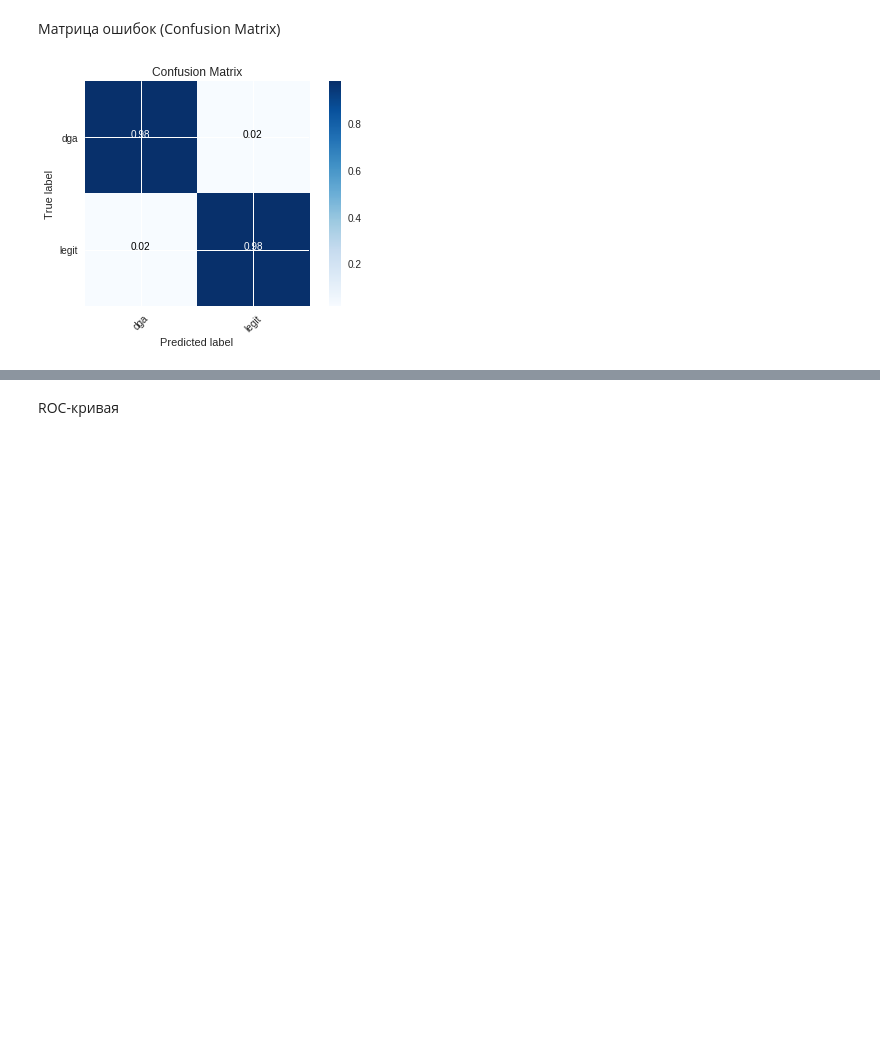
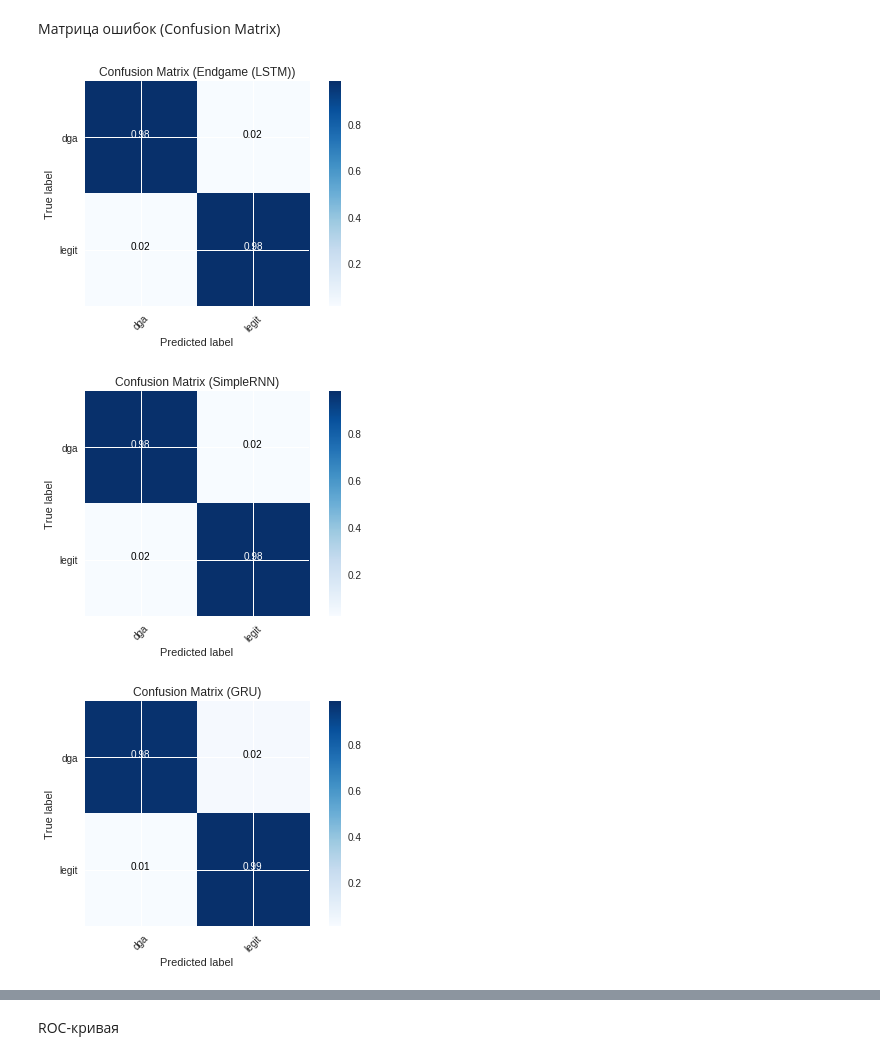
Before and after one commit to exctzo/bmstu_res, a Jupyter notebook: neural.ipynb, the cells around one changed output, grey strips where cells are left out. Saved outputs shown, nothing was run; the diff lists cells and outputs as text; code cells hidden in the pictures; blank space fills up the shorter version.

```diff
--- a/neural.ipynb
+++ b/neural.ipynb
@@ -141,8 +244,16 @@ y_pred = y_score.round()
+# %%
+y_pred = [y_predEnd, y_predSR, y_predGRU, y_predCNN]
+y_score = [y_scoreEnd, y_scoreSR, y_scoreGRU, y_scoreCNN]
+labels = ['legit', 'dga']
+names = ["Endgame (LSTM)", "SimpleRNN", "GRU", "CNN"]
 # %%
-print("Accuracy score : ", accuracy_score(y_test, y_pred))
-print("Precision score : ", precision_score(y_test, y_pred))
-print("Recall score : ", recall_score(y_test, y_pred))
-print("F1 score : ", f1_score(y_test, y_pred))
-print("ROC AUC score : ", roc_auc_score(y_test, y_score))
-print("Average Precision score : ", average_precision_score(y_test, y_score))
+for y_pr, y_sc, name in zip(y_pred, y_score, names):
+    print(name)
+    print("Accuracy score : ", accuracy_score(y_test, y_pr))
+    print("Precision score : ", precision_score(y_test, y_pr))
+    print("Recall score : ", recall_score(y_test, y_pr))
+    print("F1 score : ", f1_score(y_test, y_pr))
+    print("ROC AUC score : ", roc_auc_score(y_test, y_sc))
+    print("Average Precision score : ", average_precision_score(y_test, y_sc))
+    print("\n")
 # %% [output]
@@ -157,27 +277,30 @@ labels = ['legit', 'dga']
 # %% [markdown]
 Матрица ошибок (Confusion Matrix)
 # %%
-cm = confusion_matrix(y_test, y_pred)
-np.set_printoptions(precision=2)
+for y_pr, name in zip(y_pred, names):
+    cm = confusion_matrix(y_test, y_pr)
+    np.set_printoptions(precision=2)
 
-cm = cm.astype('float') / cm.sum(axis=1).T[:, np.newaxis]
+    cm = cm.astype('float') / cm.sum(axis=1).T[:, np.newaxis]
 
-plt.imshow(cm, interpolation='nearest', cmap=plt.cm.Blues)
-plt.title("Confusion Matrix")
-plt.colorbar()
-plt.xticks([1, 0], labels, rotation=45)
-plt.yticks([1, 0], labels)
+    plt.imshow(cm, interpolation='nearest', cmap=plt.cm.Blues)
+    plt.title("Confusion Matrix (" + name + ")")
+    plt.colorbar()
+    plt.xticks([1, 0], labels, rotation=45)
+    plt.yticks([1, 0], labels)
 
-fmt = '.2f'
-thresh = cm.max() / 2.
-for i, j in product(range(cm.shape[0]), range(cm.shape[1])):
-  plt.text(j, i, format(cm[i, j], fmt),
-  horizontalalignment="center",
-  color="white" if cm[i, j] > thresh else "black")
+    fmt = '.2f'
+    thresh = cm.max() / 2.
+    for i, j in product(range(cm.shape[0]), range(cm.shape[1])):
+      plt.text(j, i, format(cm[i, j], fmt),
+      horizontalalignment="center",
+      color="white" if cm[i, j] > thresh else "black")
 
-plt.tight_layout()
-plt.ylabel('True label')
-plt.xlabel('Predicted label')
-plt.show()
+    plt.tight_layout()
+    plt.ylabel('True label')
+    plt.xlabel('Predicted label')
+    plt.show()
 # %% [output]
-[figure, old version]
+[figure, new version]
+[figure, added]
+[figure, added]
```
Also changed, not shown: parts of 24 cells of this notebook.
